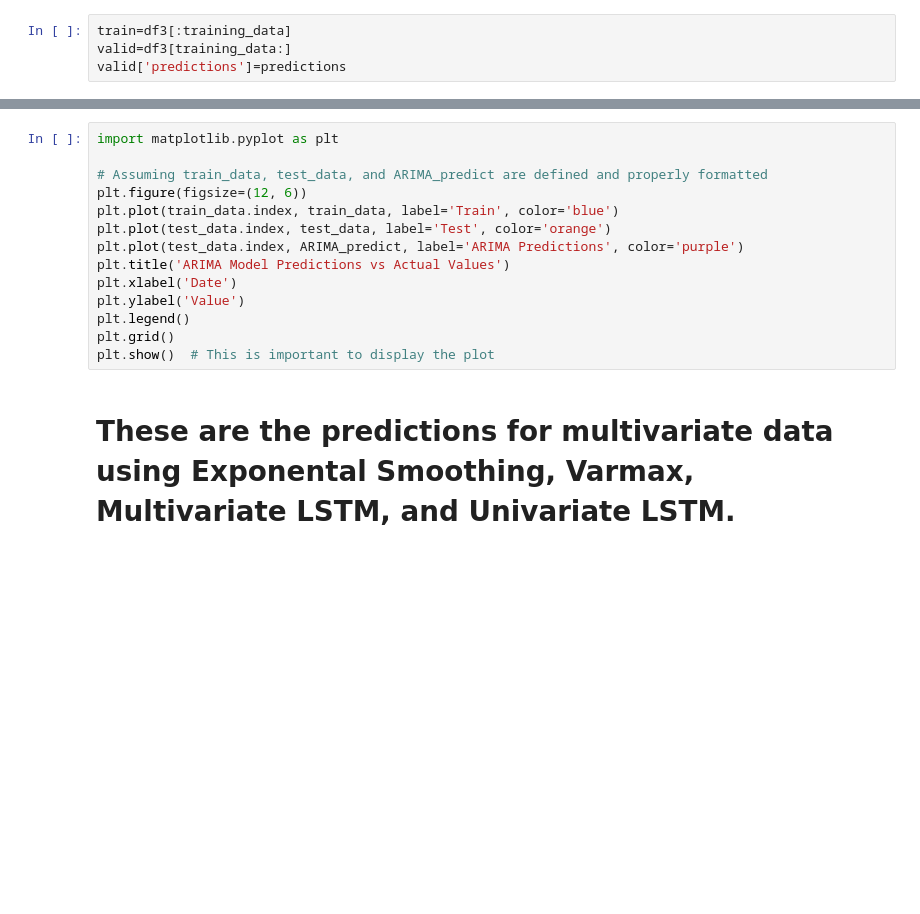
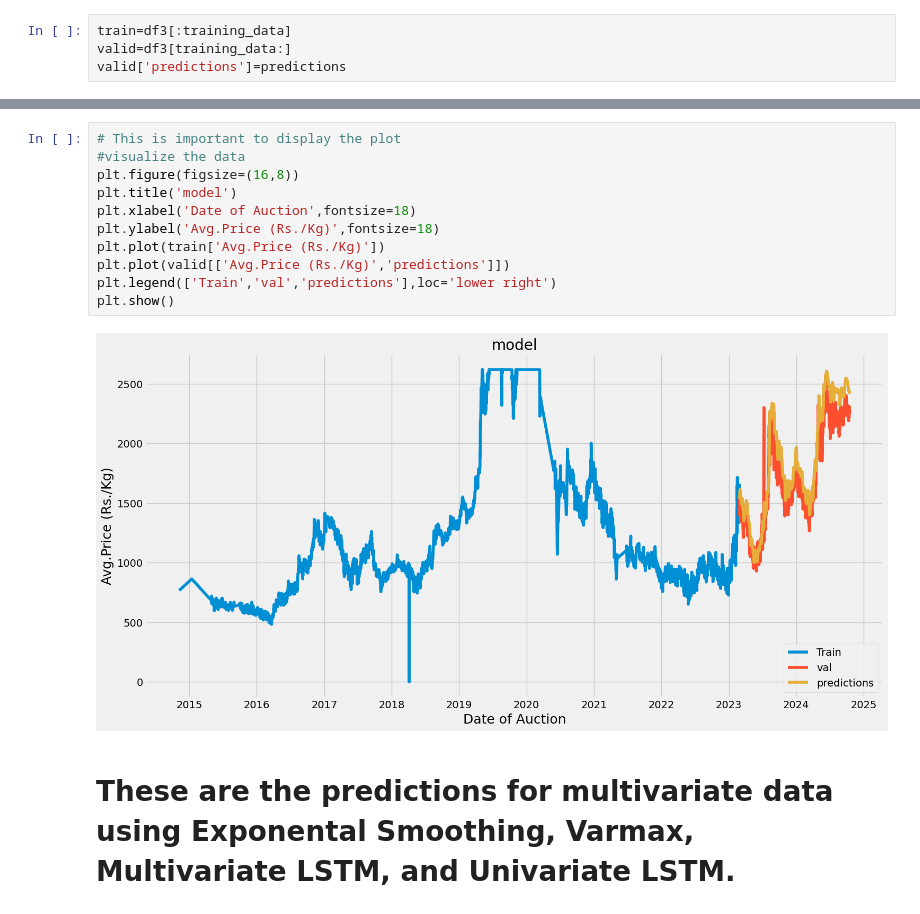
Before and after one commit to patil020/time-series-project, a Jupyter notebook: commodity_1.ipynb, the cells around one changed output, grey strips where cells are left out. Cells and saved outputs as stored; diff of their text form; blank space fills up the shorter version.

```diff
--- a/commodity_1.ipynb
+++ b/commodity_1.ipynb
@@ -1441,16 +1487,15 @@ valid
-# %%
-import matplotlib.pyplot as plt
-
-# Assuming train_data, test_data, and ARIMA_predict are defined and properly formatted
-plt.figure(figsize=(12, 6))
-plt.plot(train_data.index, train_data, label='Train', color='blue')
-plt.plot(test_data.index, test_data, label='Test', color='orange')
-plt.plot(test_data.index, ARIMA_predict, label='ARIMA Predictions', color='purple')
-plt.title('ARIMA Model Predictions vs Actual Values')
-plt.xlabel('Date')
-plt.ylabel('Value')
-plt.legend()
-plt.grid()
-plt.show()  # This is important to display the plot
+# %%
+# This is important to display the plot
+#visualize the data
+plt.figure(figsize=(16,8))
+plt.title('model')
+plt.xlabel('Date of Auction',fontsize=18)
+plt.ylabel('Avg.Price (Rs./Kg)',fontsize=18)
+plt.plot(train['Avg.Price (Rs./Kg)'])
+plt.plot(valid[['Avg.Price (Rs./Kg)','predictions']])
+plt.legend(['Train','val','predictions'],loc='lower right')
+plt.show()
+# %% [output]
+[figure, added]
 # %% [markdown]
 # These are the predictions for multivariate data using Exponental Smoothing, Varmax, Multivariate LSTM, and Univariate LSTM.
```
Also changed, not shown: parts of 15 cells of this notebook, 2 other files.
